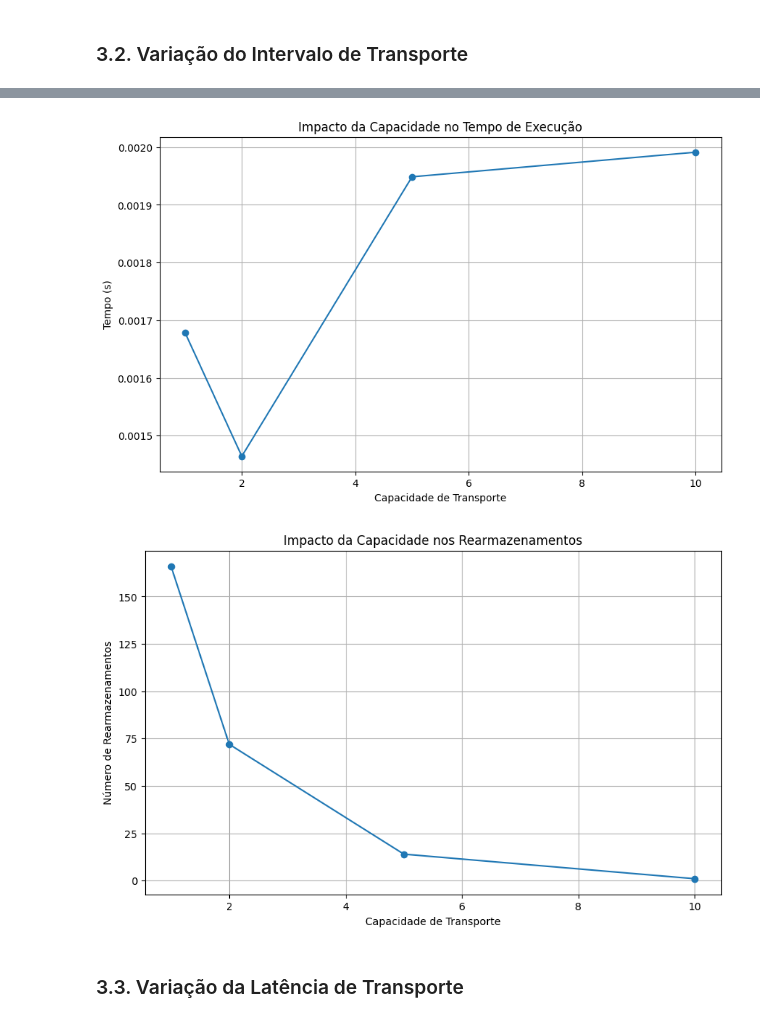
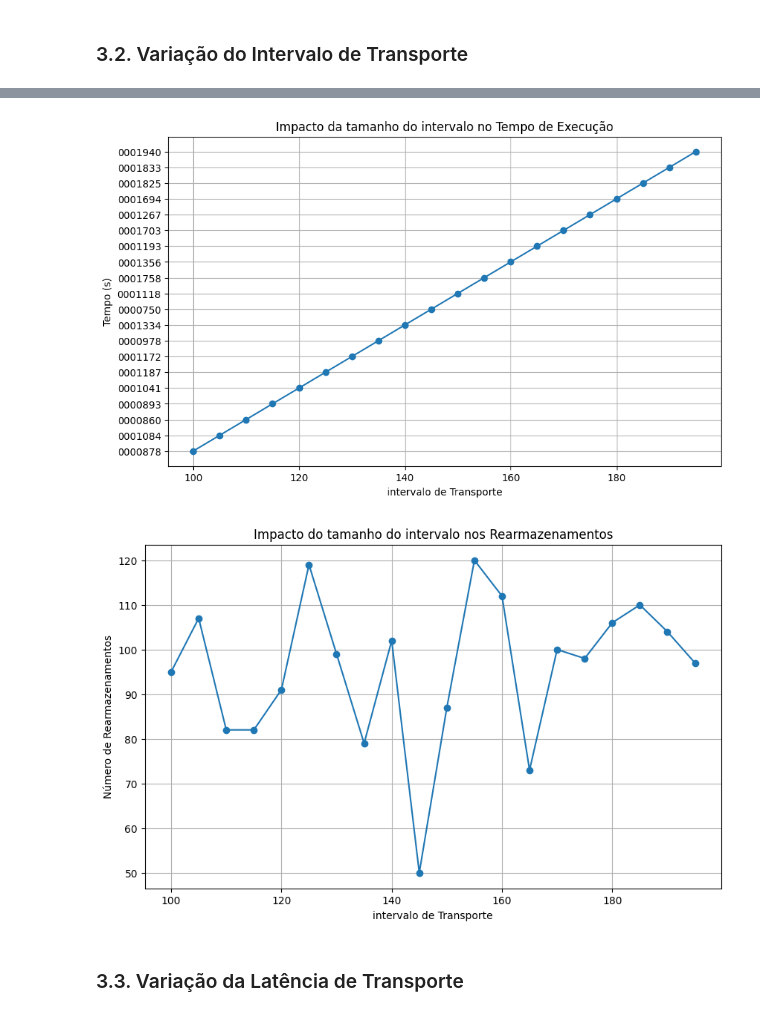
Before and after one commit to vini-alg/Sistema-de-Escalonamento-Log-stico-TP_ED-, a Jupyter notebook: analise.ipynb, the cells around one changed output, grey strips where cells are left out. Cells and saved outputs as stored; diff of their text form; code cells hidden in the pictures.

```diff
--- a/analise.ipynb
+++ b/analise.ipynb
@@ -85,7 +84,7 @@ def plot_single_metric(df, x_col, y_col, title, x_label, y_label, filename):
 ## 1. Análise do Número de Armazéns
 # %%
 results = []
-num_armazens_list = [4, 8, 12, 16, 20]
+num_armazens_list = np.linspace(4, 100, num=20, dtype=int).tolist()  # Ensure we have a range of values
 
 for num in num_armazens_list:
     params = {
@@ -128,7 +138,7 @@ plot_single_metric(df_armazens, 'Armazens', 'Rearmazenamentos',
 ## 2. Análise do Número de Pacotes
 # %%
 results = []
-num_pacotes_list = [25, 50, 100, 150, 200]
+num_pacotes_list = [num for num in range(1,BASE_NUM_PACOTES * (BASE_NUM_ARMAZENS // 4), 2) if num <= BASE_NUM_PACOTES * (BASE_NUM_ARMAZENS // 4)]  # Limit to max packages based on armazens
 
 for num in num_pacotes_list:
     params = {
@@ -173,7 +194,7 @@ plot_single_metric(df_pacotes, 'Pacotes', 'Rearmazenamentos',
 ### 3.1. Variação da Capacidade de Transporte
 # %%
 results = []
-capacidade_list = [1, 2, 5, 10]
+capacidade_list = [cap for cap in range(1, 100, 5)]  # Limit to max capacity
 
 for cap in capacidade_list:
     params = {
@@ -215,7 +248,7 @@ plot_single_metric(df_capacidade, 'Capacidade', 'Rearmazenamentos',
 ### 3.2. Variação do Intervalo de Transporte
 # %%
 results = []
-intervalo_list = [200, 150, 100, 50]
+intervalo_list = [num for num in range(BASE_INTERVALO_TRANSPORTE, 200, 5)]  # Include the base interval
 
 for interv in intervalo_list:
     params = {
@@ -243,16 +288,16 @@ Resultados: Análise do Intervalo de Transporte
 # %%
 # Gráfico para Tempo de Execução
-plot_single_metric(df_capacidade, 'Capacidade', 'Tempo (s)',
-                   'Impacto da Capacidade no Tempo de Execução',
-                   'Capacidade de Transporte', 'Tempo (s)', 'capacidade_tempo.png')
+plot_single_metric(df_intervalo, 'Intervalo', 'Tempo (s)',
+                   'Impacto da tamanho do intervalo no Tempo de Execução',
+                   'intervalo de Transporte', 'Tempo (s)', 'intervalo_tempo.png')
 
 # Gráfico para Rearmazenamentos
-plot_single_metric(df_capacidade, 'Capacidade', 'Rearmazenamentos',
-                   'Impacto da Capacidade nos Rearmazenamentos',
-                   'Capacidade de Transporte', 'Número de Rearmazenamentos', 'capacidade_rearmazenamentos.png')
+plot_single_metric(df_intervalo, 'Intervalo', 'Rearmazenamentos',
+                   'Impacto do tamanho do intervalo nos Rearmazenamentos',
+                   'intervalo de Transporte', 'Número de Rearmazenamentos', 'intervalo_rearmazenamentos.png')
 # %% [output]
-[figure, old version]
+[figure, new version]
-[figure, old version]
+[figure, new version]
 # %% [markdown]
 ### 3.3. Variação da Latência de Transporte
 # %%
```
Also changed, not shown: parts of 11 cells of this notebook.
